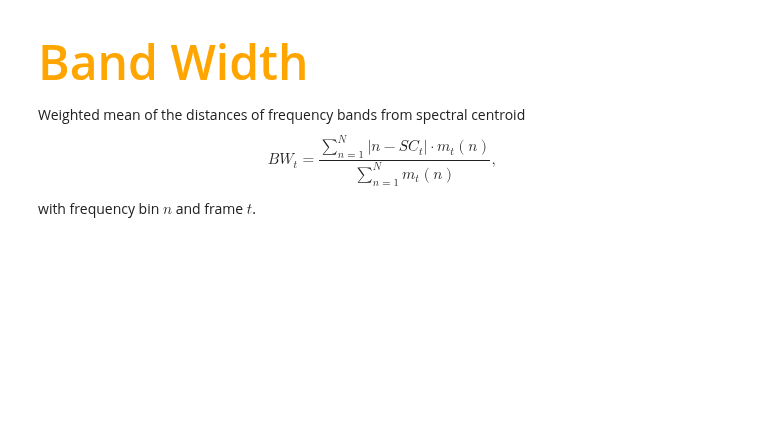
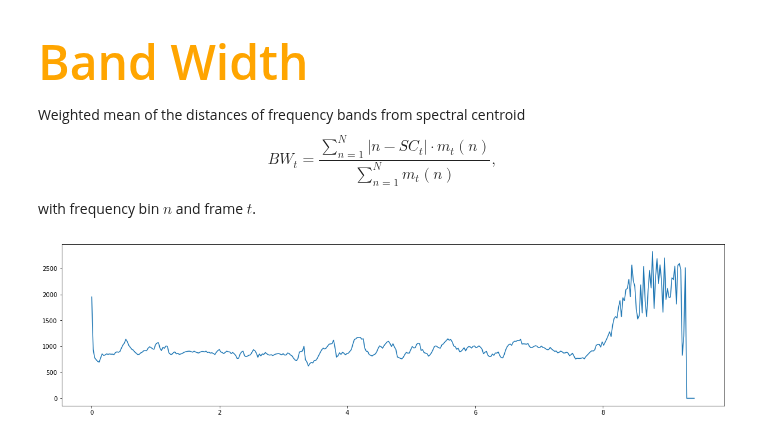
Before and after one commit to HNuijens/PythonAudioProcessing, a Jupyter notebook: Analysis/Extracting Frequency-Domain Audio Features.ipynb, the cells around one changed output. Saved outputs shown, nothing was run; the diff lists cells and outputs as text; code cells hidden in the pictures; blank space fills up the shorter version.

```diff
--- a/Analysis/Extracting Frequency-Domain Audio Features.ipynb
+++ b/Analysis/Extracting Frequency-Domain Audio Features.ipynb
@@ -119,3 +116,12 @@ Weighted mean of the distances of frequency bands from spectral centroid
 \end{equation}
 
 with frequency bin $n$ and frame $t$.
+# %%
+BW = librosa.feature.spectral_bandwidth(y = data, sr = sr, n_fft=frame_size, hop_length=hop_size)[0]
+frames = range(0,len(BW))
+t = librosa.frames_to_time(frames)
+
+plt.figure(figsize=(20, 5))
+plt.plot(t, BW);
+# %% [output]
+[figure, added]
```
Also changed, not shown: parts of 2 cells of this notebook.
